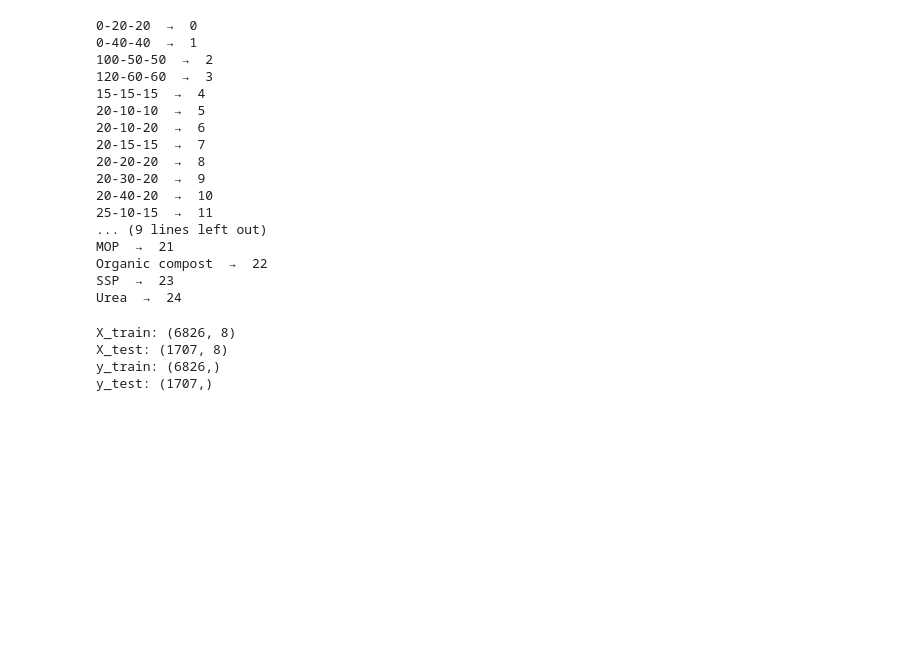
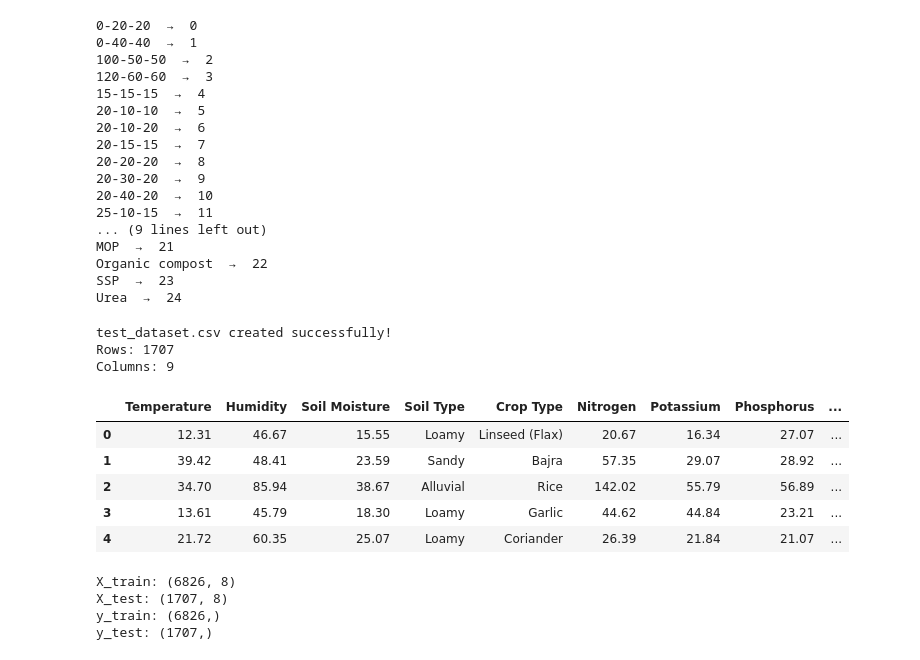
Before and after one commit to aryangupta658/Smart-Agriculture-Prediction-Platform, a Jupyter notebook: ml-training/fertilizer-recommendation/fertilizer_recommendation.ipynb, the cells around one changed output. Cells and saved outputs as stored; diff of their text form; code cells hidden in the pictures; blank space fills up the shorter version.

```diff
--- a/ml-training/fertilizer-recommendation/fertilizer_recommendation.ipynb
+++ b/ml-training/fertilizer-recommendation/fertilizer_recommendation.ipynb
@@ -493,6 +493,49 @@ X_train, X_test, y_train, y_test = train_test_split(
     random_state=42,
     stratify=y_encoded
 )
+# %%
+test_dataset = X_test.copy()
+
+
+test_dataset["Soil Type"] = soil_encoder.inverse_transform(
+    test_dataset["Soil Type"].astype(int)
+)
+
+
+test_dataset["Crop Type"] = crop_encoder.inverse_transform(
+    test_dataset["Crop Type"].astype(int)
+)
+
+
+test_dataset["Fertilizer"] = fertilizer_encoder.inverse_transform(
+    y_test
+)
+
+
+test_dataset = test_dataset.reset_index(drop=True)
+
+
+test_dataset.to_csv(
+    "test_dataset.csv",
+    index=False
+)
+
+
+print("test_dataset.csv created successfully!")
+print("Rows:", len(test_dataset))
+print("Columns:", test_dataset.shape[1])
+
+test_dataset.head()
+# %% [output]
+test_dataset.csv created successfully!
+Rows: 1707
+Columns: 9
+|  | Temperature | Humidity | Soil Moisture | Soil Type | Crop Type | Nitrogen | Potassium | Phosphorus | ... |
+| 0 | 12.31 | 46.67 | 15.55 | Loamy | Linseed (Flax) | 20.67 | 16.34 | 27.07 | ... |
+| 1 | 39.42 | 48.41 | 23.59 | Sandy | Bajra | 57.35 | 29.07 | 28.92 | ... |
+| 2 | 34.70 | 85.94 | 38.67 | Alluvial | Rice | 142.02 | 55.79 | 56.89 | ... |
+| 3 | 13.61 | 45.79 | 18.30 | Loamy | Garlic | 44.62 | 44.84 | 23.21 | ... |
+| 4 | 21.72 | 60.35 | 25.07 | Loamy | Coriander | 26.39 | 21.84 | 21.07 | ... |
 # %%
 print("X_train:", X_train.shape)
 print("X_test:", X_test.shape)
```
Also changed, not shown: parts of 18 cells of this notebook, 37 other files.
